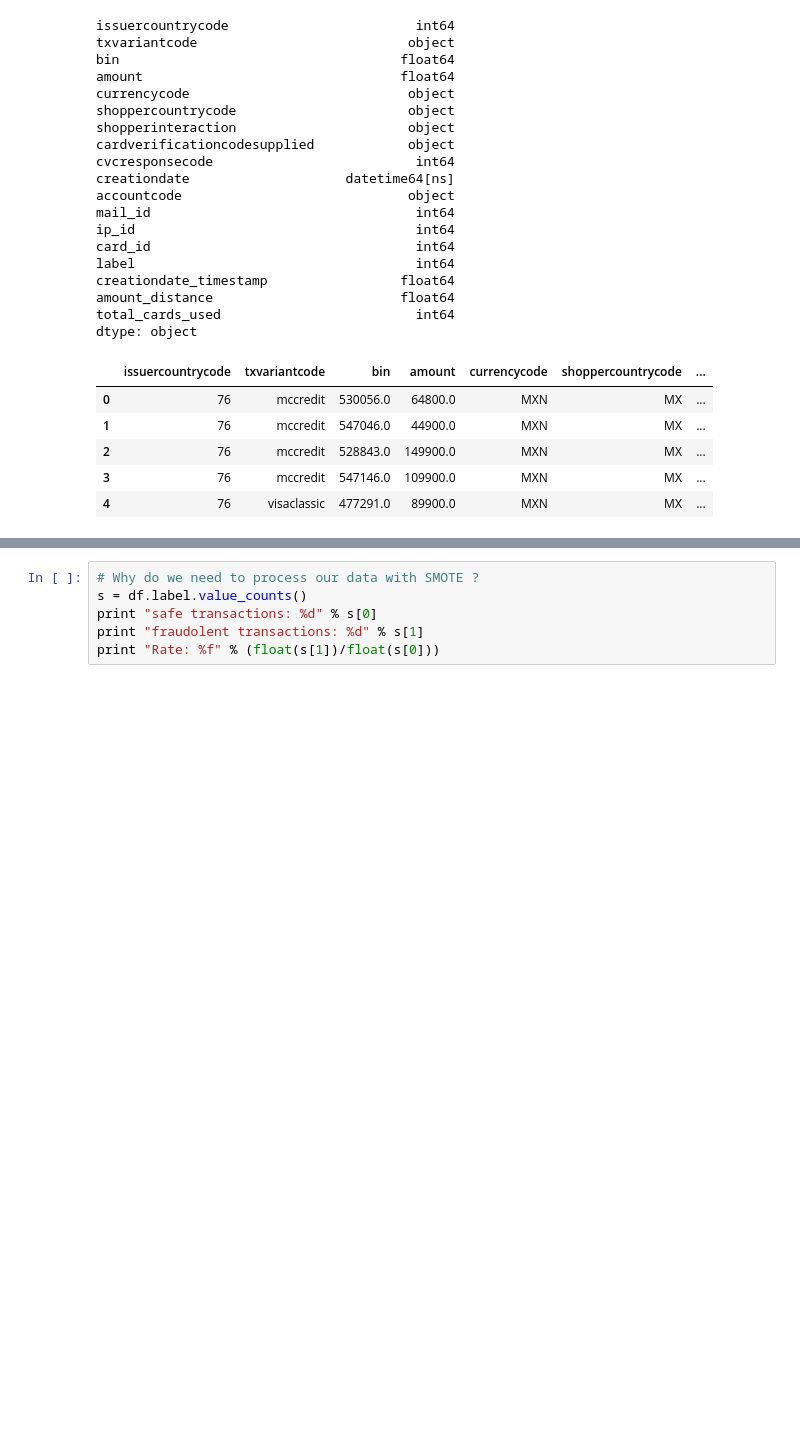
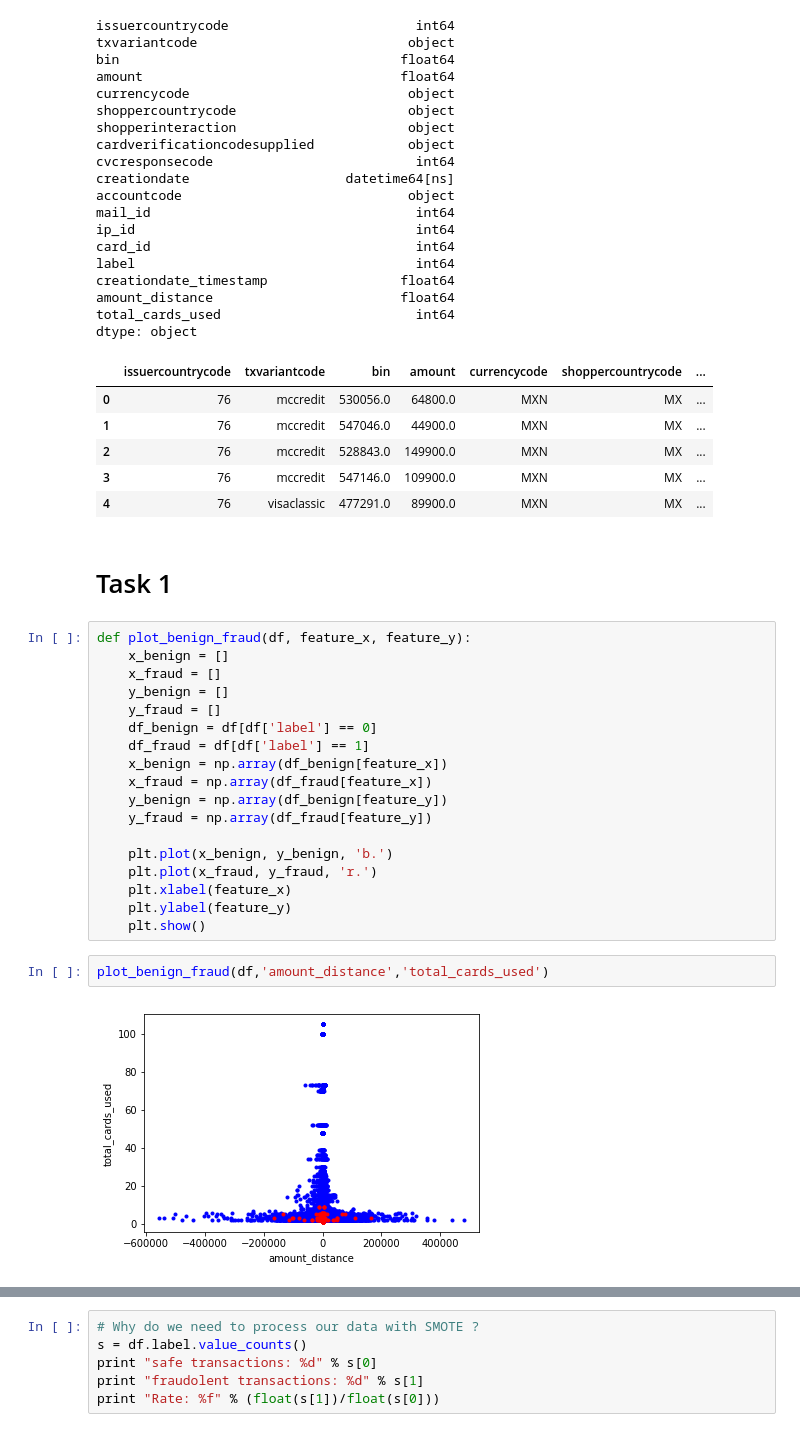
Before and after one commit to werew/Cyber_Data_Analytics_Labs, a Jupyter notebook: final.ipynb, the cells around one changed output, grey strips where cells are left out. Saved outputs shown, nothing was run; the diff lists cells and outputs as text; blank space fills up the shorter version.

```diff
--- a/final.ipynb
+++ b/final.ipynb
@@ -47,3 +48,27 @@ dtype: object
 | 2 | 76 | mccredit | 528843.0 | 149900.0 | MXN | MX | ... |
 | 3 | 76 | mccredit | 547146.0 | 109900.0 | MXN | MX | ... |
 | 4 | 76 | visaclassic | 477291.0 | 89900.0 | MXN | MX | ... |
+# %% [markdown]
+# Task 1
+# %%
+def plot_benign_fraud(df, feature_x, feature_y):
+    x_benign = []
+    x_fraud = []
+    y_benign = []
+    y_fraud = []
+    df_benign = df[df['label'] == 0]
+    df_fraud = df[df['label'] == 1]
+    x_benign = np.array(df_benign[feature_x])
+    x_fraud = np.array(df_fraud[feature_x])
+    y_benign = np.array(df_benign[feature_y])
+    y_fraud = np.array(df_fraud[feature_y])
+
+    plt.plot(x_benign, y_benign, 'b.')
+    plt.plot(x_fraud, y_fraud, 'r.')
+    plt.xlabel(feature_x)
+    plt.ylabel(feature_y)
+    plt.show()
+# %%
+plot_benign_fraud(df,'amount_distance','total_cards_used')
+# %% [output]
+[figure, added]
```
Also changed, not shown: parts of 9 cells of this notebook.
